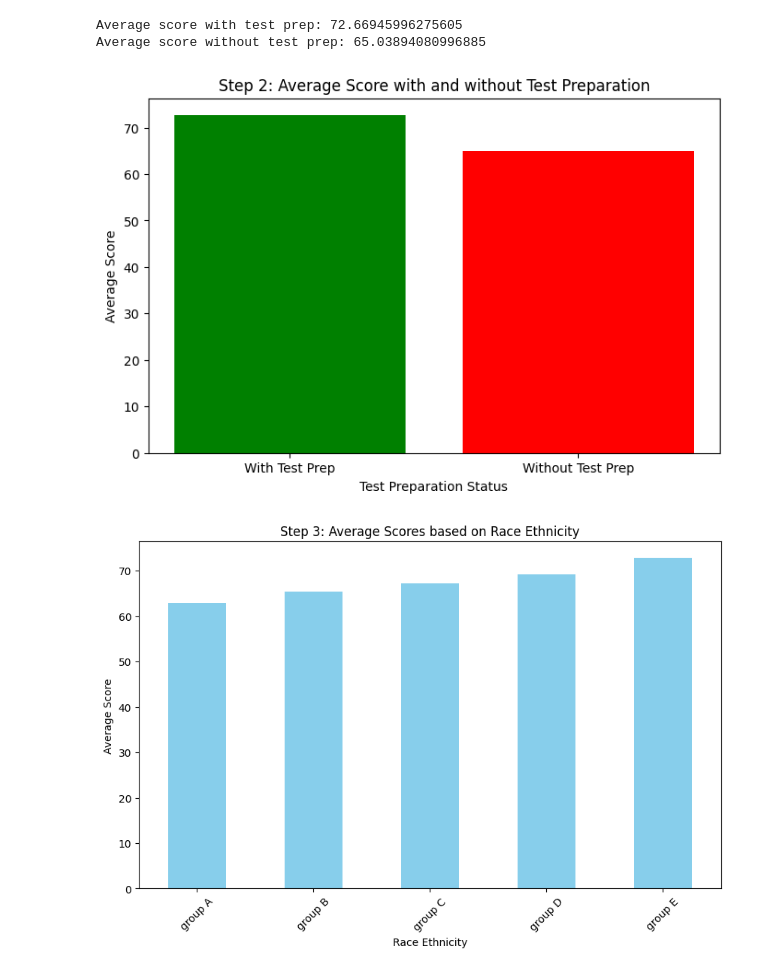
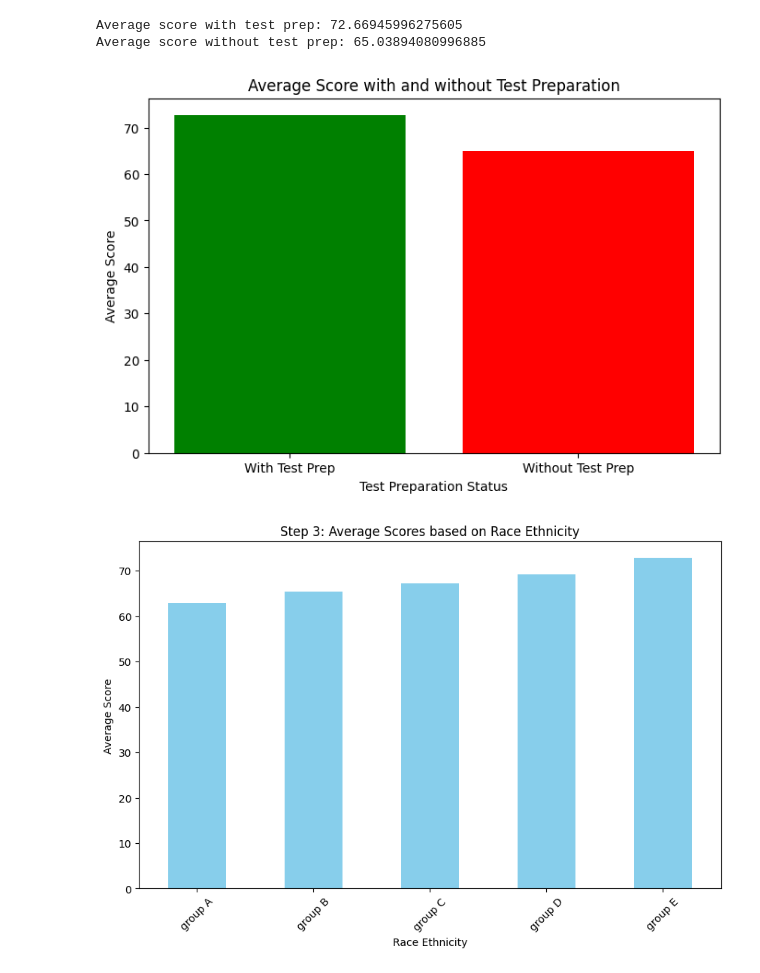
Before and after one commit to Dima-Rania/Group-Project, a Jupyter notebook: Algorithm_Code_inline_Charts.ipynb, the cells around one changed output. Saved outputs shown, nothing was run; the diff lists cells and outputs as text; code cells hidden in the pictures.

```diff
--- a/Algorithm_Code_inline_Charts.ipynb
+++ b/Algorithm_Code_inline_Charts.ipynb
@@ -34,24 +38,27 @@ plt.show()
 # %%
 # 2. Checking if Test Preparation Helps
-data['test_preparation_course'] = data['test_preparation_course'].replace({'0': 'none', '1': 'completed'})
+# Calculate average scores for students with and without test preparation
 prep_completed = data[data['test_preparation_course'] == 'completed']
 prep_none = data[data['test_preparation_course'] == 'none']
+
 avg_score_prep = prep_completed['average_score'].mean()
 avg_score_no_prep = prep_none['average_score'].mean()
 
+# Print the average scores for clarity
 print("Average score with test prep:", avg_score_prep)
 print("Average score without test prep:", avg_score_no_prep)
 
+# Plot a bar chart comparing the two groups
 plt.figure(figsize=(8, 5))
 plt.bar(['With Test Prep', 'Without Test Prep'], [avg_score_prep, avg_score_no_prep], color=['green', 'red'])
 plt.xlabel('Test Preparation Status')
 plt.ylabel('Average Score')
-plt.title('Step 2: Average Score with and without Test Preparation')
+plt.title('Average Score with and without Test Preparation')
 plt.show()
 # %% [output]
 Average score with test prep: 72.66945996275605
 Average score without test prep: 65.03894080996885
-[figure, old version]
+[figure, new version]
 # %%
 # 3. Analyzing Social and Family Factors
 def analyze_social_factors(data):
```
Also changed, not shown: parts of 1 cell of this notebook.
